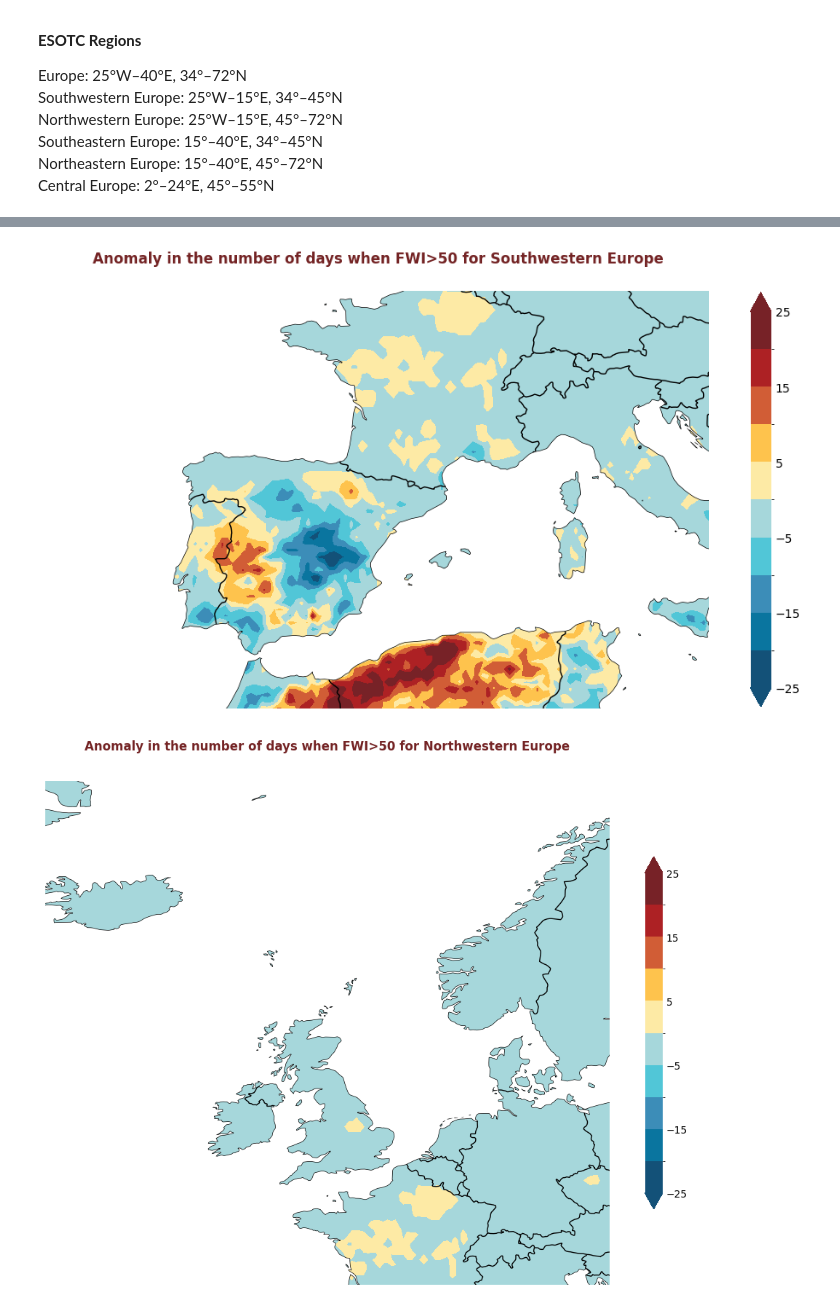
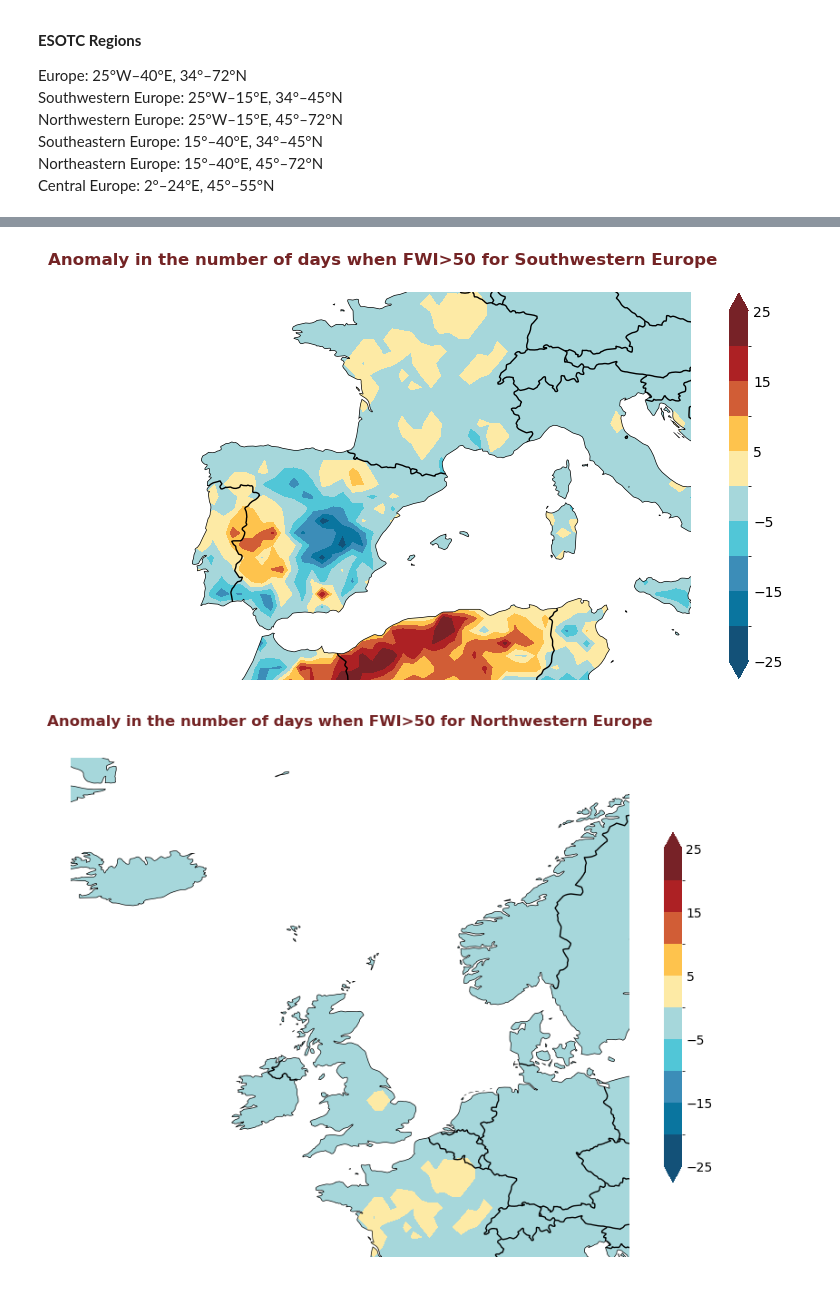
Before and after one commit to ecmwf-projects/copernicus-training-c3s-review, a Jupyter notebook: cems-notebooks/visualising-fwi-for-esotc.ipynb, the cells around one changed output, grey strips where cells are left out. Drawn from its saved outputs; the diff is of its cells as text; code cells hidden in the pictures.

Commit message:
some plotting refactoring

```diff
--- a/cems-notebooks/visualising-fwi-for-esotc.ipynb
+++ b/cems-notebooks/visualising-fwi-for-esotc.ipynb
@@ -87,7 +86,7 @@ After filling out the download form, select "**Show API request**". This will re
 # %%
 # if you're not changing the request, only need to be run once
 # Choose the name and location of the donwload file
-download_file = f"{DATADIR}/download.nc"
+download_file = f"{DATADIR}/download.grib"
 if not os.path.isfile(download_file):
     c = cdsapi.Client(
         **cdsapi_kwargs
@@ -124,8 +123,7 @@ if not os.path.isfile(download_file):
                 '28', '29', '30',
                 '31',
             ],
-            'grid': '0.25/0.25',
-            'format': 'netcdf',
+            'grid': '0.5/0.5',
         },
         download_file)
 # %% [markdown]
@@ -240,19 +238,20 @@ CBAR_TICKS = {
 }
 def produce_map_plot(
     da,
-    under_colour = '#135178', over_colour = '#772227',
     title = "Anomaly in the number of days when FWI>50",
     borders=True, projection = ccrs.Robinson(),
-    extent = None,
+    extent = None, figsize=(10,10),
     style = "normal",
 ):
-    plt.figure(figsize=(10, 10), dpi=100)
+    plt.figure(figsize=figsize, dpi=100)
     ax = plt.axes(projection=projection)
 
     # Pick the style options
     colours = COLOURS[style]
     bounds = BOUNDS[style]
     cbar_ticks = CBAR_TICKS[style]
+    under_colour = colours[0]
+    over_colour = colours[-1]
 
     # Create the custom colormap
     my_cmap = (colors.ListedColormap(colours))
@@ -309,11 +308,11 @@ Northeastern Europe: 15°–40°E, 45°–72°N <br>
 Central Europe: 2°–24°E, 45°–55°N
 # %%
 esotc_regions = {
-    'Europe':{'extent': [-15,40,34,72], "projection": ccrs.LambertAzimuthalEqualArea()},
-    'Southwestern Europe':{'extent': [-15,15,34,50], "projection": ccrs.LambertAzimuthalEqualArea()},
-    'Northwestern Europe':{'extent': [-20,15,45,72], "projection": ccrs.LambertAzimuthalEqualArea()},
-    'Southeastern Europe':{'extent': [15,40,45,34], "projection": ccrs.LambertAzimuthalEqualArea()},
-    'Northeastern Europe':{'extent': [15,40,72,45], "projection": ccrs.LambertAzimuthalEqualArea()},
+    'Europe':{'extent': [-15,40,34,72]},
+    'Southwestern Europe':{'extent': [-15,15,34,50]},
+    'Northwestern Europe':{'extent': [-20,15,45,72]},
+    'Southeastern Europe':{'extent': [15,40,45,34]},
+    'Northeastern Europe':{'extent': [15,40,72,45]},
 }
 # %%
 # Take a subset of data to improve plotting speed
@@ -322,11 +321,10 @@ europe_data = nday_fwi_over_50_anomaly_2020.sel(
 )
 for region, config in esotc_regions.items():
     extent = config.get('extent')
-    projection = config.get('projection', ccrs.PlateCarree())
-
+    # figsize = config.get('figsize', (8,8))
     produce_map_plot(
         europe_data,
         title = "Anomaly in the number of days when FWI>50 for " + region,
-        extent = extent
+        extent = extent, figsize=(8,8)
     )
 # %% [output]
@@ -334,2 +332,2 @@ for region, config in esotc_regions.items():
-[figure, old version]
+[figure, new version]
-[figure, old version]
+[figure, new version]
```
Also changed, not shown: parts of 14 cells of this notebook.
